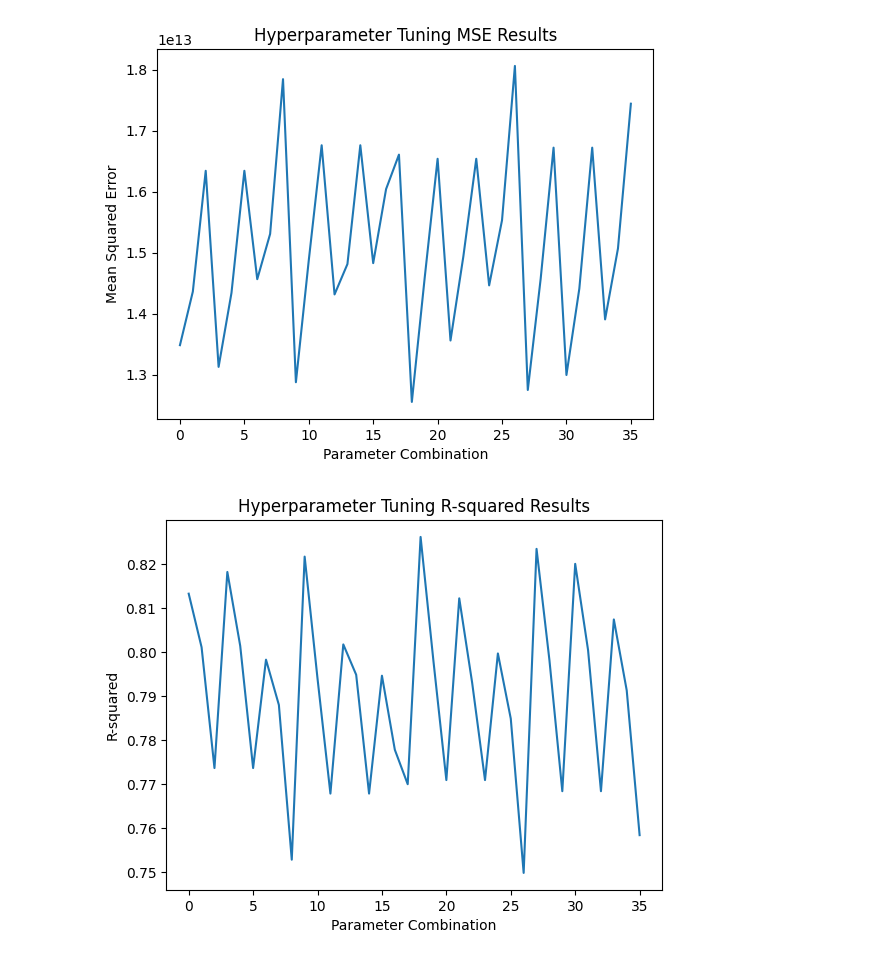
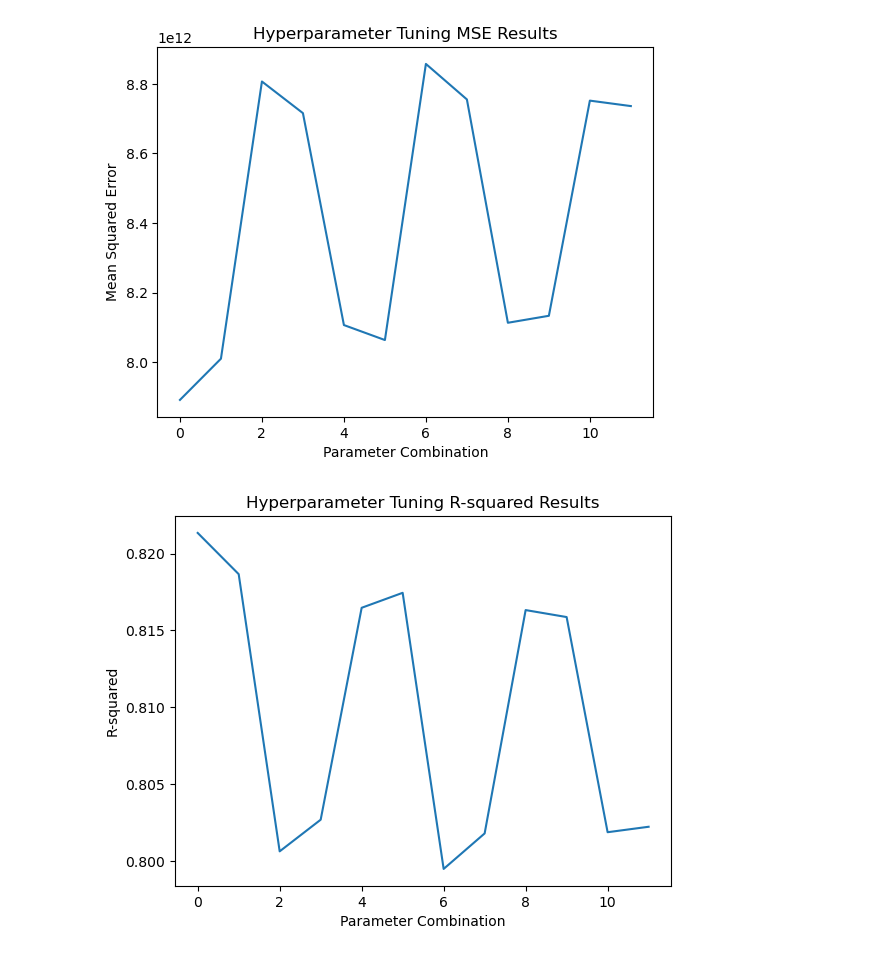
Before and after one commit to mAbdulM/AIprojectCW, a Jupyter notebook: python/RandomForestRegressor.ipynb, the cells around one changed output. Drawn from its saved outputs; the diff is of its cells as text; code cells hidden in the pictures.

```diff
--- a/python/RandomForestRegressor.ipynb
+++ b/python/RandomForestRegressor.ipynb
@@ -10,8 +11,8 @@ from sklearn.metrics import mean_squared_error, r2_score
 # %%
 # Load CSV file
 filepath = Path.cwd().parent/"dataSet" / "player_stats.csv"
-data = pd.read_csv(filepath, encoding='UTF-8')
-df = pd.DataFrame(data)
+data = pd.read_csv(filepath, encoding='latin1')
+df = data.drop_duplicates()
 # %%
 # Remove dots and dollar signs, and convert to float
 df['value'] = df['value'].replace('[^\d]', '', regex=True).astype(float)
@@ -31,0 +55,22 @@ for col in categorical_columns:
+# %%
+from sklearn.preprocessing import StandardScaler
+from sklearn.decomposition import PCA
+
+GK_df = df[["gk_handling", "gk_kicking","gk_reflexes","gk_positioning","gk_diving"]]
+#scale data
+scaler = StandardScaler()
+scaled_data = scaler.fit_transform(GK_df)
+
+# Apply PCA
+pca = PCA(n_components=1)
+principal_components = pca.fit_transform(scaled_data)
+
+# Variance explained by the principal component
+print(f"Explained Variance: {pca.explained_variance_ratio_}")
+
+# Create DataFrame for principal components
+principal_df = pd.DataFrame(data=principal_components, columns=['gk_Principal_Component'])
+
+# Join the principal components DataFrame with the encoded dataset
+df.drop(["gk_handling", "gk_kicking","gk_reflexes","gk_positioning","gk_diving"], axis=1, inplace=True)
+df = df.merge(principal_df, left_index=True, right_index=True)
@@ -132,8 +183,8 @@ Training Sizes: [ 454 1363 2272 3181 4090 4545]
 # %%
 #Basic hyperparameter tuning
-max_depths = [None, 10, 20, 30]
-min_samples_splits = [2, 5, 10]
-min_samples_leafs = [1, 2, 4]
+max_depths = [None, 10, 30]
+min_samples_splits = [2, 15]
+min_samples_leafs = [1, 2]
 
 # Lists to store performance metrics
 MSE = []
@@ -148,7 +199,7 @@ for depth in max_depths:
             model = RandomForestRegressor(max_depth=depth,
                                              min_samples_split=min_samples_split,
                                              min_samples_leaf=min_samples_leaf,
-                                             random_state=42, max_features='sqrt')
+                                             random_state=25)
 
             model.fit(X_train, y_train)
 
@@ -201,2 +252,2 @@ R-squared score: 0.7584323672960134
-[figure, old version]
+[figure, new version]
-[figure, old version]
+[figure, new version]
```
Also changed, not shown: parts of 14 cells of this notebook.
